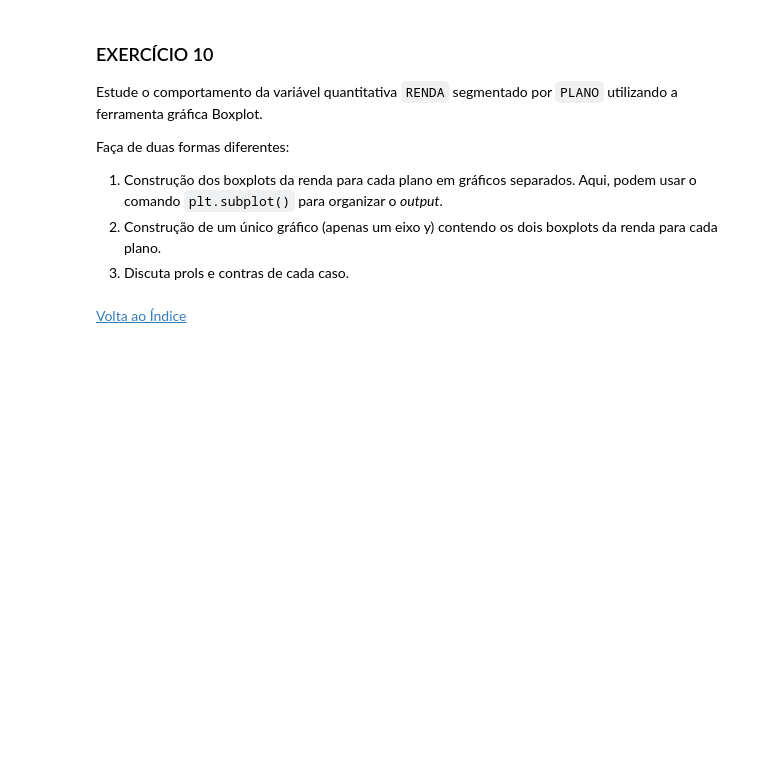
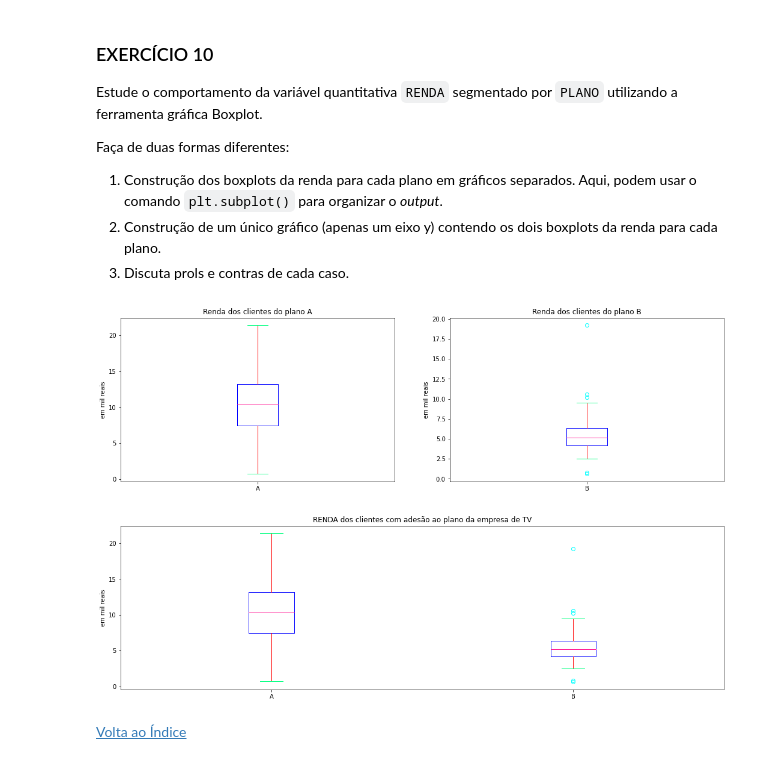
Before and after one commit to brunozalc/CD22-2, a Jupyter notebook: aula03/Aula03_Atividade_ExplorandoVariaveisQuantitativas.ipynb, the cells around one changed output. Drawn from its saved outputs; the diff is of its cells as text; code cells hidden in the pictures; blank space fills up the shorter version.

```diff
--- a/aula03/Aula03_Atividade_ExplorandoVariaveisQuantitativas.ipynb
+++ b/aula03/Aula03_Atividade_ExplorandoVariaveisQuantitativas.ipynb
@@ -142,3 +165,11 @@ Crie quatro objetos:
+# %%
+# ESCREVA SEU CODIGO AQUI
+
+dados_a = dados.loc[dados["PLANO"] == "A", :]
+dados_b = dados.loc[dados["PLANO"] == "B", :]
+
+renda_a = dados_a.loc[:, "RENDA"] # também poderia ser renda_a = dados.loc[dados["PLANO"] == "A", "RENDA"]
+renda_b = dados_b.loc[:, "RENDA"] # também poderia ser renda_b = dados.loc[dados["PLANO"] == "B", "RENDA"]
 # %% [markdown]
 [Volta ao Índice](#indice)
 # %% [markdown]
@@ -297,2 +452,44 @@ Faça de duas formas diferentes:
+# %%
+#ESCREVA SEU CODIGO AQUI
+
+plt.figure(figsize=(18,5))
+
+plt.subplot(121)
+plt.boxplot(renda_a, labels=["A"],
+           boxprops=dict(color='blue'),
+             medianprops=dict(color='deeppink'),
+             capprops=dict(color='springgreen'),
+             whiskerprops=dict(color='red'),
+             flierprops=dict(color='yellow', markeredgecolor='cyan')
+             )
+plt.title("Renda dos clientes do plano A")
+plt.ylabel("em mil reais")
+
+plt.subplot(122)
+plt.boxplot(renda_b, labels=["B"],
+           boxprops=dict(color='blue'),
+             medianprops=dict(color='deeppink'),
+             capprops=dict(color='springgreen'),
+             whiskerprops=dict(color='red'),
+             flierprops=dict(color='yellow', markeredgecolor='cyan')
+             )
+plt.title("Renda dos clientes do plano B")
+plt.ylabel("em mil reais")
+
+plt.figure(figsize=(18,5))
+plt.boxplot([renda_a, renda_b], labels = ["A", "B"],
+            boxprops=dict(color='blue'),
+            medianprops=dict(color='deeppink'),
+            capprops=dict(color='springgreen'),
+            whiskerprops=dict(color='red'),
+            flierprops=dict(color='yellow', markeredgecolor='cyan')
+            )
+plt.title('RENDA dos clientes com adesão ao plano da empresa de TV')
+plt.ylabel('em mil reais')
+
+plt.show()
+# %% [output]
+[figure, added]
+[figure, added]
 # %% [markdown]
 [Volta ao Índice](#indice)
```
Also changed, not shown: parts of 16 cells of this notebook, 3 other files.
